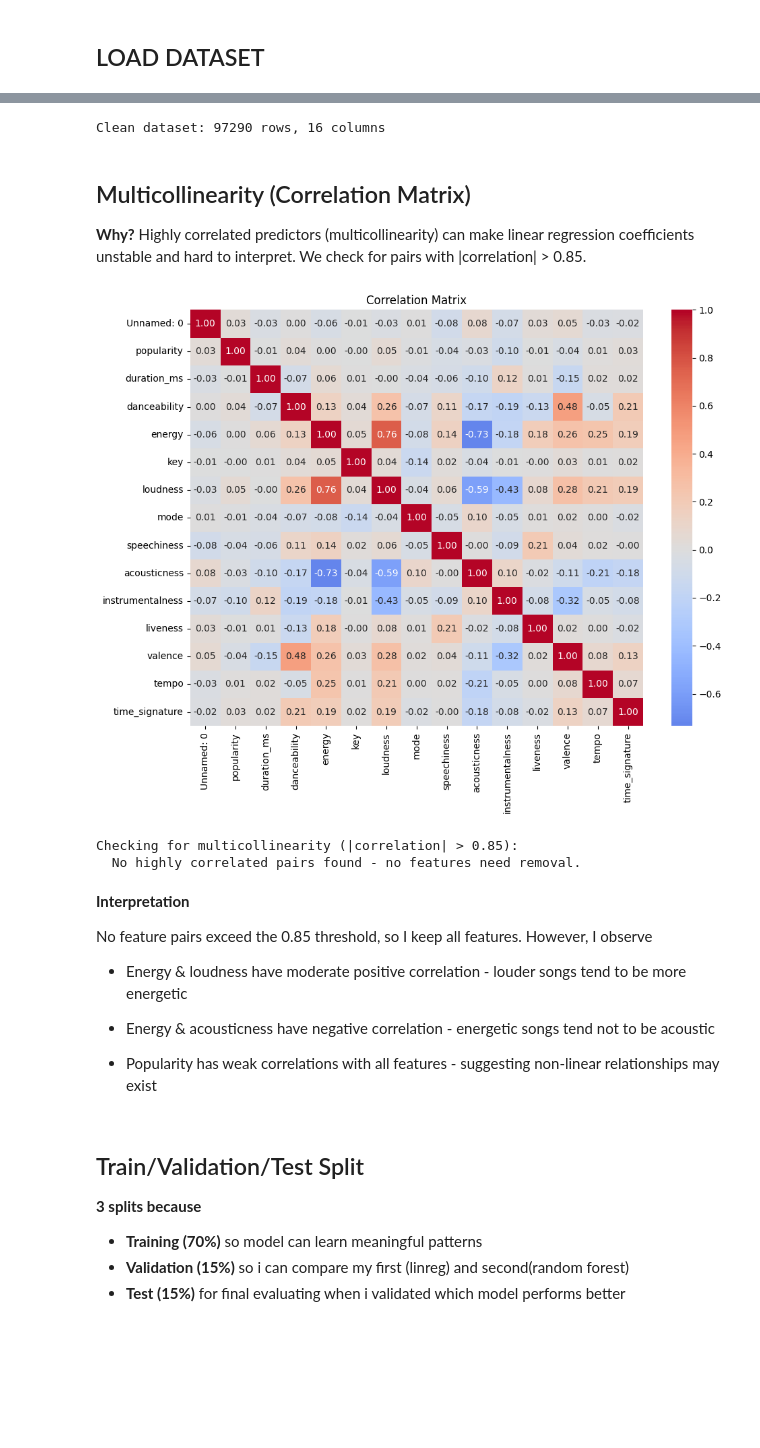
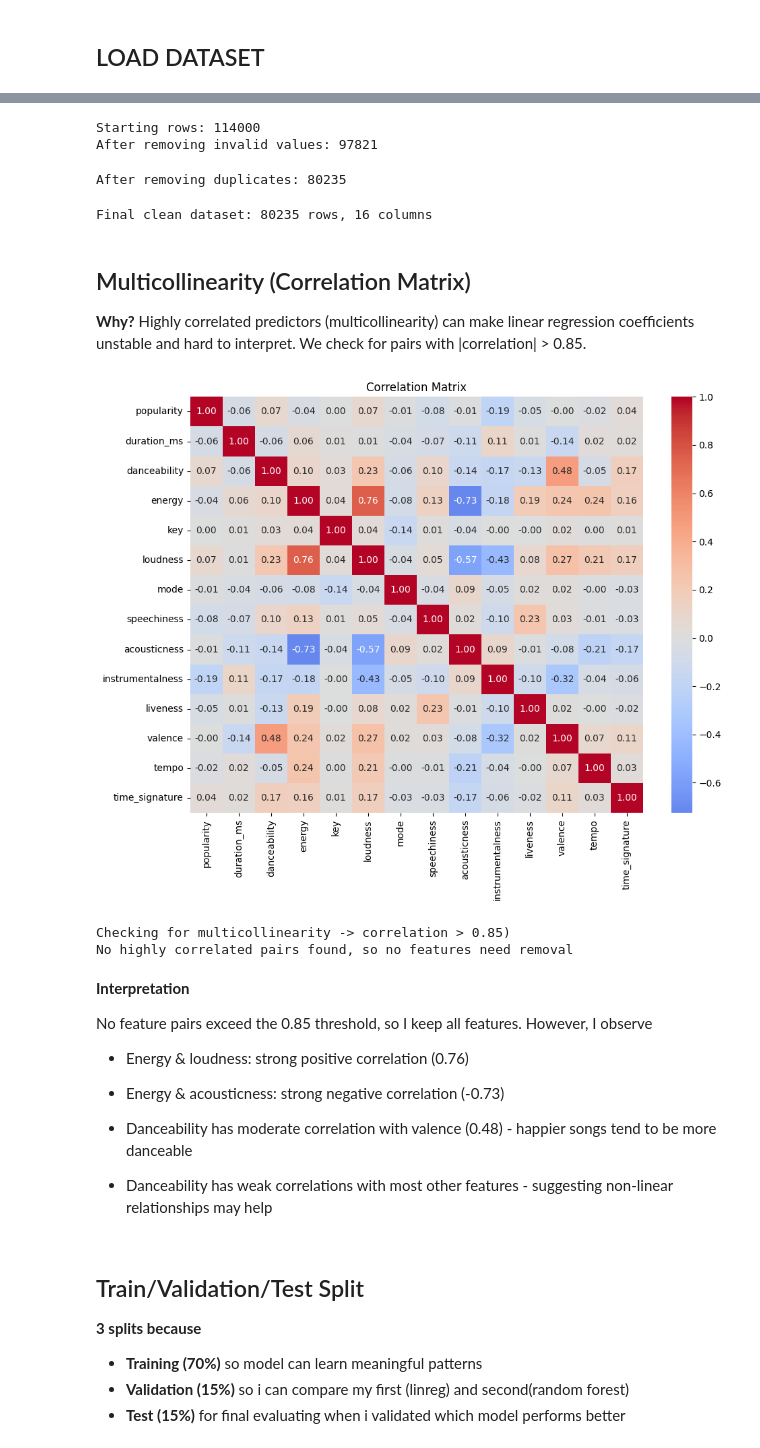
Before and after one commit to marfakozeletsUvA/sem3_projects, a Jupyter notebook: summative3/sem3_topic3_linreg_summative.ipynb, the cells around one changed output, grey strips where cells are left out. Drawn from its saved outputs; the diff is of its cells as text; code cells hidden in the pictures; blank space fills up the shorter version.

```diff
--- a/summative3/sem3_topic3_linreg_summative.ipynb
+++ b/summative3/sem3_topic3_linreg_summative.ipynb
@@ -130,60 +128,81 @@ Rows before: 114000, after: 97290
+# %%
+# step 1: remove rows with invalid values
+print(f"Starting rows: {len(df)}")
+
+df_clean = df[
+    (df['duration_ms'] > 0) &          # songs must have length > 0
+    (df['time_signature'] > 0) &        # time signature must be valid
+    (df['popularity'] > 0)              # remove zero-popularity (no data)
+].copy()
+
+print(f"After removing invalid values: {len(df_clean)}")
+# %% [output]
+Starting rows: 114000
+After removing invalid values: 97821
+# %%
+# step 2: remove duplicate tracks (same track_id appearing multiple times)
+df_clean = df_clean.drop_duplicates(subset='track_id', keep='first')
+print(f"After removing duplicates: {len(df_clean)}")
+# %% [output]
+After removing duplicates: 80235
 # %%
-# drop rows with any missing values (only 3 rows)
-df_final = df_clean.dropna()
+# step 3: drop missing values and identifier columns
+df_clean = df_clean.dropna()
+df_clean = df_clean.drop(columns=['Unnamed: 0', 'track_id', 'track_name', 'album_name', 'artists'])
 
-# drop identifier columns that won't help prediction
-df_final = df_clean.drop(columns=["Unnamed: 0", "track_id", "track_name", "album_name", "artists"])
-
-print(f"Clean dataset: {df_final.shape[0]} rows, {df_final.shape[1]} columns")
+print(f"Final clean dataset: {len(df_clean)} rows, {df_clean.shape[1]} columns")
 # %% [output]
-Clean dataset: 97290 rows, 16 columns
+Final clean dataset: 80235 rows, 16 columns
 # %% [markdown]
 ## Multicollinearity (Correlation Matrix)
 
 **Why?** Highly correlated predictors (multicollinearity) can make linear regression coefficients unstable and hard to interpret. We check for pairs with |correlation| > 0.85.
 # %%
-# select only numeric columns for correlation
-numeric_cols = df.select_dtypes(include=[np.number]).columns.tolist()
-corr_matrix = df[numeric_cols].corr()
+# get numeric columns only
+numeric_cols = df_clean.select_dtypes(include=[np.number]).columns.tolist()
+corr_matrix = df_clean[numeric_cols].corr()
 
 # plot heatmap
 plt.figure(figsize=(10, 8))
 sns.heatmap(corr_matrix, annot=True, cmap='coolwarm', center=0, fmt='.2f')
 plt.title('Correlation Matrix')
 plt.tight_layout()
 plt.show()
 # %% [output]
-[figure, old version]
+[figure, new version]
 # %%
 # check for highly correlated pairs (threshold = 0.85)
-print("Checking for multicollinearity (|correlation| > 0.85):")
-high_corr_found = False
+print("Checking for multicollinearity -> correlation > 0.85)")
+found_high = False
 
 for i in range(len(numeric_cols)):
     for j in range(i + 1, len(numeric_cols)):
-        corr_value = corr_matrix.iloc[i, j]
-        if abs(corr_value) > 0.85:
-            print(f"  {numeric_cols[i]} & {numeric_cols[j]}: {corr_value:.3f}")
-            high_corr_found = True
+        corr = corr_matrix.iloc[i, j]
+        if abs(corr) > 0.85:
+            print(f"  {numeric_cols[i]} & {numeric_cols[j]}: {corr:.3f}")
+            found_high = True
 
-if not high_corr_found:
-    print("  No highly correlated pairs found - no features need removal.")
+if not found_high:
+    print("No highly correlated pairs found, so no features need removal")
 # %% [output]
-Checking for multicollinearity (|correlation| > 0.85):
-  No highly correlated pairs found - no features need removal.
+Checking for multicollinearity -> correlation > 0.85)
+No highly correlated pairs found, so no features need removal
 # %% [markdown]
 **Interpretation**
 
 No feature pairs exceed the 0.85 threshold, so I keep all features. However, I observe
 
 
-- Energy & loudness have moderate positive correlation <VALUE> - louder songs tend to be more energetic
+- Energy & loudness: strong positive correlation (0.76)
 
 
-- Energy & acousticness have negative correlation <VALUE> - energetic songs tend not to be acoustic
+- Energy & acousticness: strong negative correlation (-0.73)
 
 
-- Popularity has weak correlations with all features - suggesting non-linear relationships may exist
+- Danceability has moderate correlation with valence (0.48) - happier songs tend to be more danceable
+
+
+- Danceability has weak correlations with most other features - suggesting non-linear relationships may help
 # %% [markdown]
 ## Train/Validation/Test Split
 
```
Also changed, not shown: parts of 36 cells of this notebook, 3 other files.
